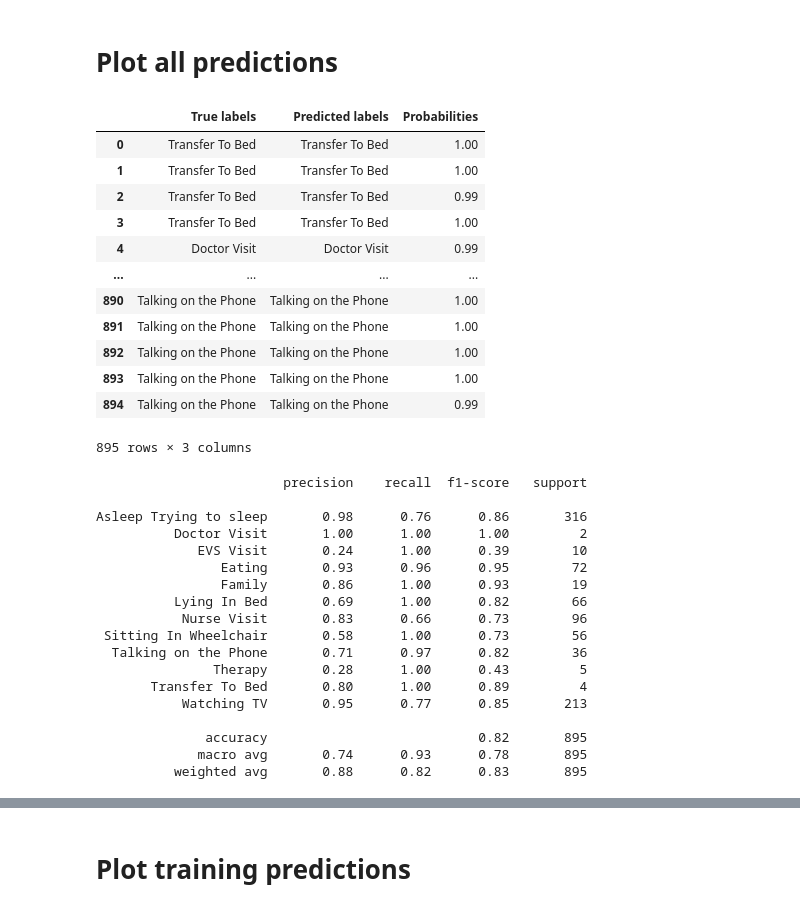
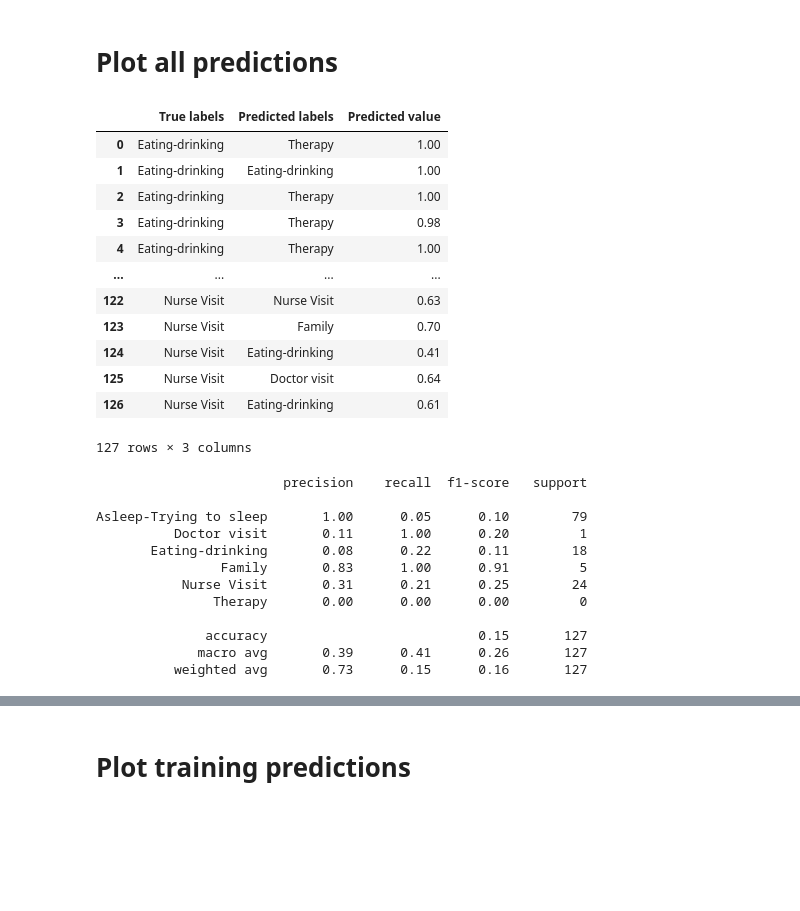
Before and after one commit to AI-For-Wearables-PAM/activity-recog, a Jupyter notebook: notebooks/confusion-matrix.ipynb, the cells around one changed output, grey strips where cells are left out. Cells and saved outputs as stored; diff of their text form; code cells hidden in the pictures; blank space fills up the shorter version.

```diff
--- a/notebooks/confusion-matrix.ipynb
+++ b/notebooks/confusion-matrix.ipynb
@@ -71,22 +71,22 @@ pred2 = ['Doctor Visit', [['Doctor Visit', 0.9], ['Watching TV', 0.1],
 # %% [markdown]
 # Plot all predictions
 # %%
-all_predictions = get_data('../data/2024-09-19-train-all.csv')
+all_predictions = get_data('../data/2024-09-26-01-24-10-test.csv')
 all_predictions
 # %% [output]
-|  | True labels | Predicted labels | Probabilities |
-| 0 | Transfer To Bed | Transfer To Bed | 1.00 |
-| 1 | Transfer To Bed | Transfer To Bed | 1.00 |
-| 2 | Transfer To Bed | Transfer To Bed | 0.99 |
-| 3 | Transfer To Bed | Transfer To Bed | 1.00 |
-| 4 | Doctor Visit | Doctor Visit | 0.99 |
+|  | True labels | Predicted labels | Predicted value |
+| 0 | Eating-drinking | Therapy | 1.00 |
+| 1 | Eating-drinking | Eating-drinking | 1.00 |
+| 2 | Eating-drinking | Therapy | 1.00 |
+| 3 | Eating-drinking | Therapy | 0.98 |
+| 4 | Eating-drinking | Therapy | 1.00 |
 | ... | ... | ... | ... |
-| 890 | Talking on the Phone | Talking on the Phone | 1.00 |
-| 891 | Talking on the Phone | Talking on the Phone | 1.00 |
-| 892 | Talking on the Phone | Talking on the Phone | 1.00 |
-| 893 | Talking on the Phone | Talking on the Phone | 1.00 |
-| 894 | Talking on the Phone | Talking on the Phone | 0.99 |
+| 122 | Nurse Visit | Nurse Visit | 0.63 |
+| 123 | Nurse Visit | Family | 0.70 |
+| 124 | Nurse Visit | Eating-drinking | 0.41 |
+| 125 | Nurse Visit | Doctor visit | 0.64 |
+| 126 | Nurse Visit | Eating-drinking | 0.61 |
-895 rows × 3 columns
+127 rows × 3 columns
 # %%
 # Select true and predicted labels
 true_classes = all_predictions['True labels']
@@ -98,22 +98,16 @@ print(report)
 # %% [output]
                         precision    recall  f1-score   support
 
-Asleep Trying to sleep       0.98      0.76      0.86       316
-          Doctor Visit       1.00      1.00      1.00         2
-             EVS Visit       0.24      1.00      0.39        10
-                Eating       0.93      0.96      0.95        72
-                Family       0.86      1.00      0.93        19
-          Lying In Bed       0.69      1.00      0.82        66
-           Nurse Visit       0.83      0.66      0.73        96
- Sitting In Wheelchair       0.58      1.00      0.73        56
-  Talking on the Phone       0.71      0.97      0.82        36
-               Therapy       0.28      1.00      0.43         5
-       Transfer To Bed       0.80      1.00      0.89         4
-           Watching TV       0.95      0.77      0.85       213
+Asleep-Trying to sleep       1.00      0.05      0.10        79
+          Doctor visit       0.11      1.00      0.20         1
+       Eating-drinking       0.08      0.22      0.11        18
+                Family       0.83      1.00      0.91         5
+           Nurse Visit       0.31      0.21      0.25        24
+               Therapy       0.00      0.00      0.00         0
 
-              accuracy                           0.82       895
-             macro avg       0.74      0.93      0.78       895
-          weighted avg       0.88      0.82      0.83       895
+              accuracy                           0.15       127
+             macro avg       0.39      0.41      0.26       127
+          weighted avg       0.73      0.15      0.16       127
 # %%
 # Define plot design
 colors = 'turbo'
```
Also changed, not shown: parts of 1 cell of this notebook, 4 other files.
